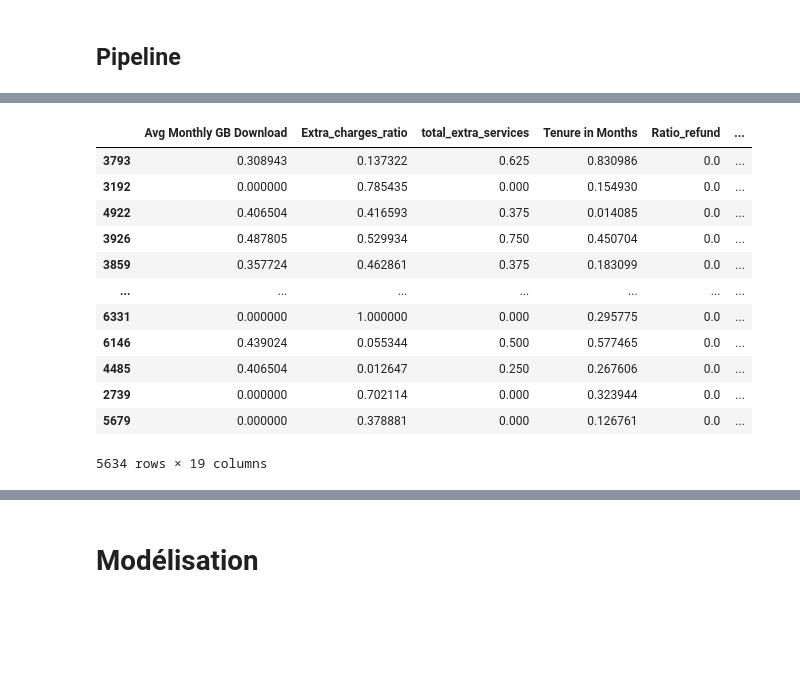
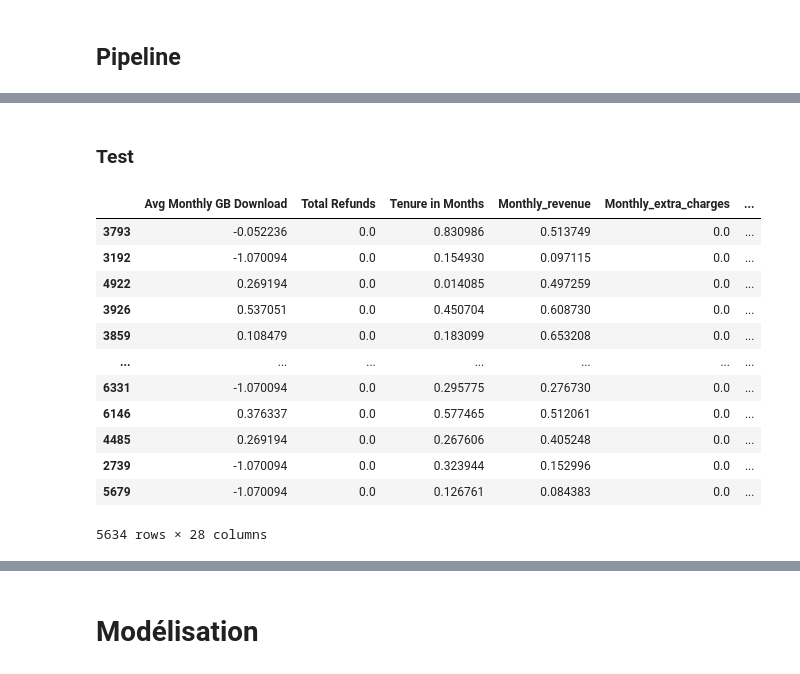
Before and after one commit to LarrySANDJO/ML_CHURN_PROJECT, a Jupyter notebook: MODELES/MODELISATION.ipynb, the cells around one changed output, grey strips where cells are left out. Cells and saved outputs as stored; diff of their text form; code cells hidden in the pictures; blank space fills up the shorter version.

```diff
--- a/MODELES/MODELISATION.ipynb
+++ b/MODELES/MODELISATION.ipynb
@@ -167,5 +144,0 @@ msno.dendrogram(base)
-# %%
-from loguru import logger
-quali = base.select_dtypes(include="object").columns.drop('Customer ID')
-for col in quali:
-    logger.info(f"{col} ==============\n {base[col].value_counts(dropna=False)}\n")
@@ -460,4 +144,0 @@ X_train, y_train = oversampler.fit_resample(X_train, y_train)
-# %%
-base = pd.read_csv("BASES/telecom_customer_churn.csv", sep=",")
-zipcode=pd.read_csv("BASES/telecom_zipcode_population.csv", sep=",")
-metadata=pd.read_csv("BASES/telecom_data_dictionary.csv", encoding='latin-1')
@@ -689,17 +595,19 @@ Pipeline(steps=[('extra_services',
+# %% [markdown]
+### Test
 # %%
-X_train_processed = preprocessor.fit_transform(X_train)
-X_train_processed
+X_train_transformed = preprocessor.fit_transform(X_train, y_train)
+X_train_transformed
 # %% [output]
-|  | Avg Monthly GB Download | Extra_charges_ratio | total_extra_services | Tenure in Months | Ratio_refund | ... |
-| 3793 | 0.308943 | 0.137322 | 0.625 | 0.830986 | 0.0 | ... |
-| 3192 | 0.000000 | 0.785435 | 0.000 | 0.154930 | 0.0 | ... |
-| 4922 | 0.406504 | 0.416593 | 0.375 | 0.014085 | 0.0 | ... |
-| 3926 | 0.487805 | 0.529934 | 0.750 | 0.450704 | 0.0 | ... |
-| 3859 | 0.357724 | 0.462861 | 0.375 | 0.183099 | 0.0 | ... |
+|  | Avg Monthly GB Download | Total Refunds | Tenure in Months | Monthly_revenue | Monthly_extra_charges | ... |
+| 3793 | -0.052236 | 0.0 | 0.830986 | 0.513749 | 0.0 | ... |
+| 3192 | -1.070094 | 0.0 | 0.154930 | 0.097115 | 0.0 | ... |
+| 4922 | 0.269194 | 0.0 | 0.014085 | 0.497259 | 0.0 | ... |
+| 3926 | 0.537051 | 0.0 | 0.450704 | 0.608730 | 0.0 | ... |
+| 3859 | 0.108479 | 0.0 | 0.183099 | 0.653208 | 0.0 | ... |
 | ... | ... | ... | ... | ... | ... | ... |
-| 6331 | 0.000000 | 1.000000 | 0.000 | 0.295775 | 0.0 | ... |
-| 6146 | 0.439024 | 0.055344 | 0.500 | 0.577465 | 0.0 | ... |
-| 4485 | 0.406504 | 0.012647 | 0.250 | 0.267606 | 0.0 | ... |
-| 2739 | 0.000000 | 0.702114 | 0.000 | 0.323944 | 0.0 | ... |
-| 5679 | 0.000000 | 0.378881 | 0.000 | 0.126761 | 0.0 | ... |
+| 6331 | -1.070094 | 0.0 | 0.295775 | 0.276730 | 0.0 | ... |
+| 6146 | 0.376337 | 0.0 | 0.577465 | 0.512061 | 0.0 | ... |
+| 4485 | 0.269194 | 0.0 | 0.267606 | 0.405248 | 0.0 | ... |
+| 2739 | -1.070094 | 0.0 | 0.323944 | 0.152996 | 0.0 | ... |
+| 5679 | -1.070094 | 0.0 | 0.126761 | 0.084383 | 0.0 | ... |
-5634 rows × 19 columns
+5634 rows × 28 columns
```
Also changed, not shown: parts of 98 cells of this notebook, 11 other files.
